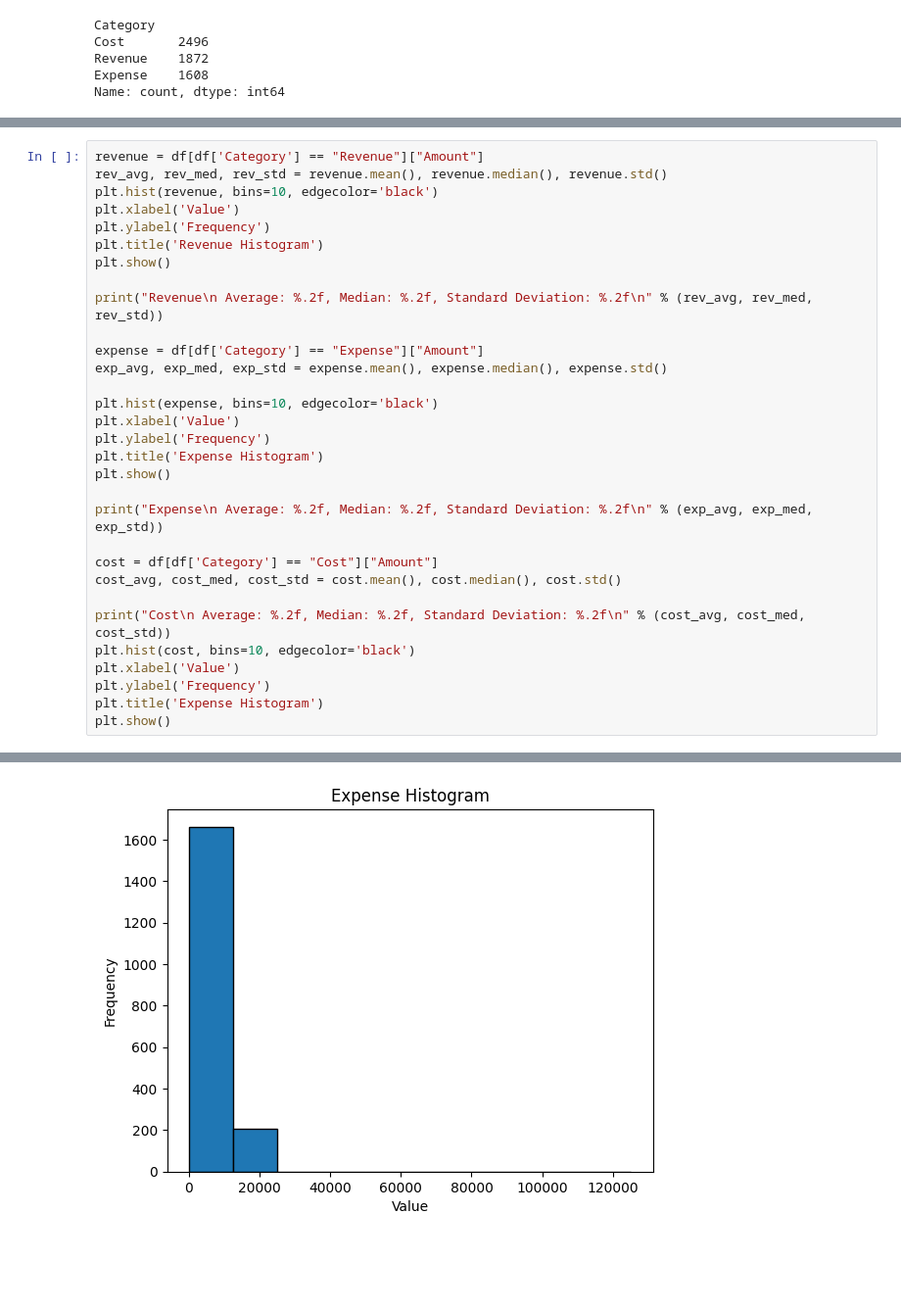
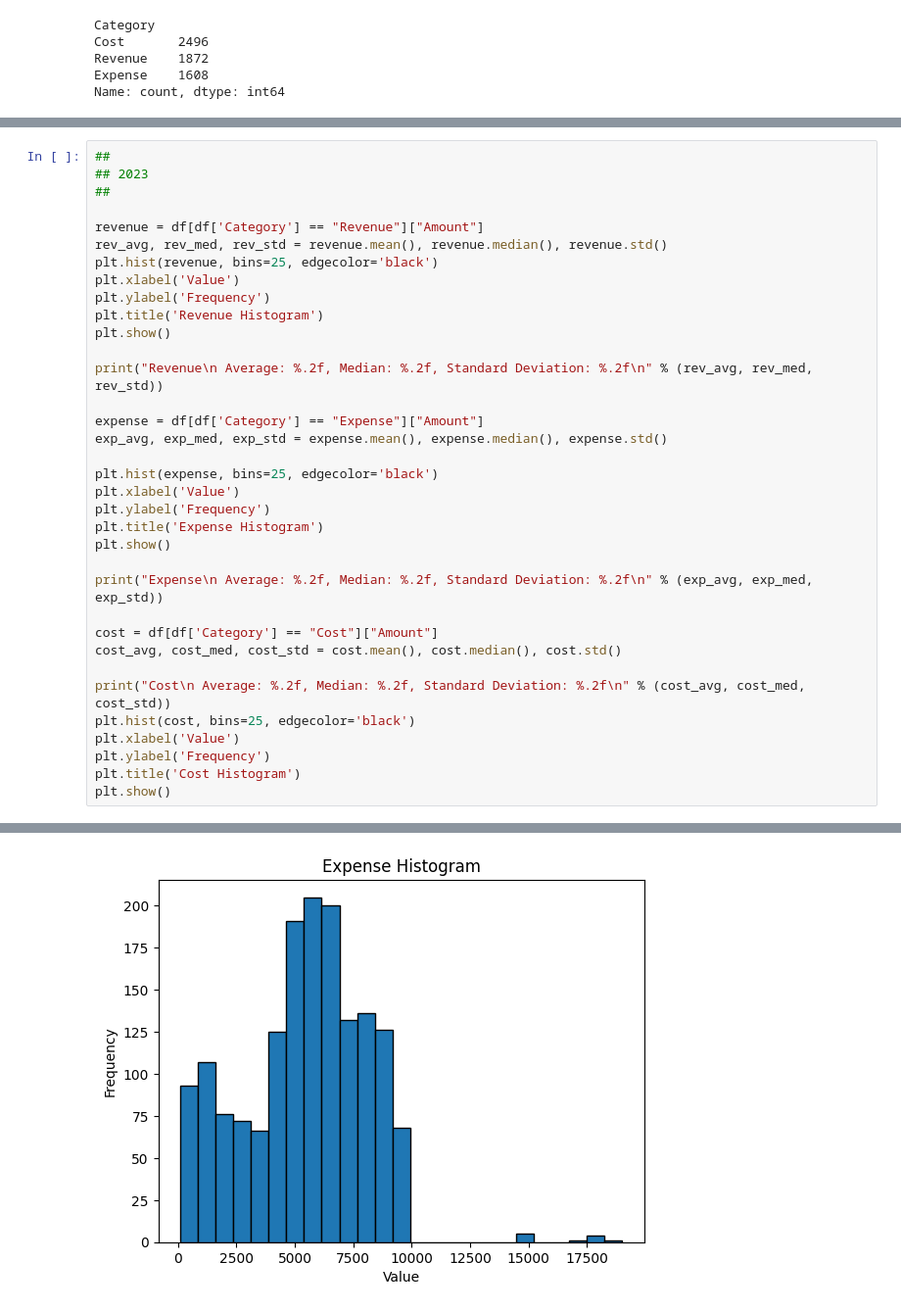
Before and after one commit to SkunkChampions/ai_global_search, a Jupyter notebook: notebooks/E2.ipynb, the cells around one changed output, grey strips where cells are left out. Shown: that part at 98% size. Cells and saved outputs as stored; diff of their text form; blank space fills up the shorter version.

```diff
--- a/notebooks/E2.ipynb
+++ b/notebooks/E2.ipynb
@@ -37,7 +133,11 @@ Name: count, dtype: int64
 # %%
+##
+## 2023
+##
+
 revenue = df[df['Category'] == "Revenue"]["Amount"]
 rev_avg, rev_med, rev_std = revenue.mean(), revenue.median(), revenue.std()
-plt.hist(revenue, bins=10, edgecolor='black')
+plt.hist(revenue, bins=25, edgecolor='black')
 plt.xlabel('Value')
 plt.ylabel('Frequency')
 plt.title('Revenue Histogram')
@@ -48,7 +148,7 @@ print("Revenue\n Average: %.2f, Median: %.2f, Standard Deviation: %.2f\n" % (rev
 expense = df[df['Category'] == "Expense"]["Amount"]
 exp_avg, exp_med, exp_std = expense.mean(), expense.median(), expense.std()
 
-plt.hist(expense, bins=10, edgecolor='black')
+plt.hist(expense, bins=25, edgecolor='black')
 plt.xlabel('Value')
 plt.ylabel('Frequency')
 plt.title('Expense Histogram')
@@ -60,9 +160,9 @@ cost = df[df['Category'] == "Cost"]["Amount"]
 cost_avg, cost_med, cost_std = cost.mean(), cost.median(), cost.std()
 
 print("Cost\n Average: %.2f, Median: %.2f, Standard Deviation: %.2f\n" % (cost_avg, cost_med, cost_std))
-plt.hist(cost, bins=10, edgecolor='black')
+plt.hist(cost, bins=25, edgecolor='black')
 plt.xlabel('Value')
 plt.ylabel('Frequency')
-plt.title('Expense Histogram')
+plt.title('Cost Histogram')
 plt.show()
 # %% [output]
@@ -70,6 +170,6 @@ plt.show()
 Revenue
  Average: 7287.34, Median: 7157.15, Standard Deviation: 5349.23
-[figure, old version]
+[figure, new version]
 Expense
  Average: 5434.86, Median: 5650.00, Standard Deviation: 2714.24
 
```
Also changed, not shown: parts of 3 cells of this notebook.
